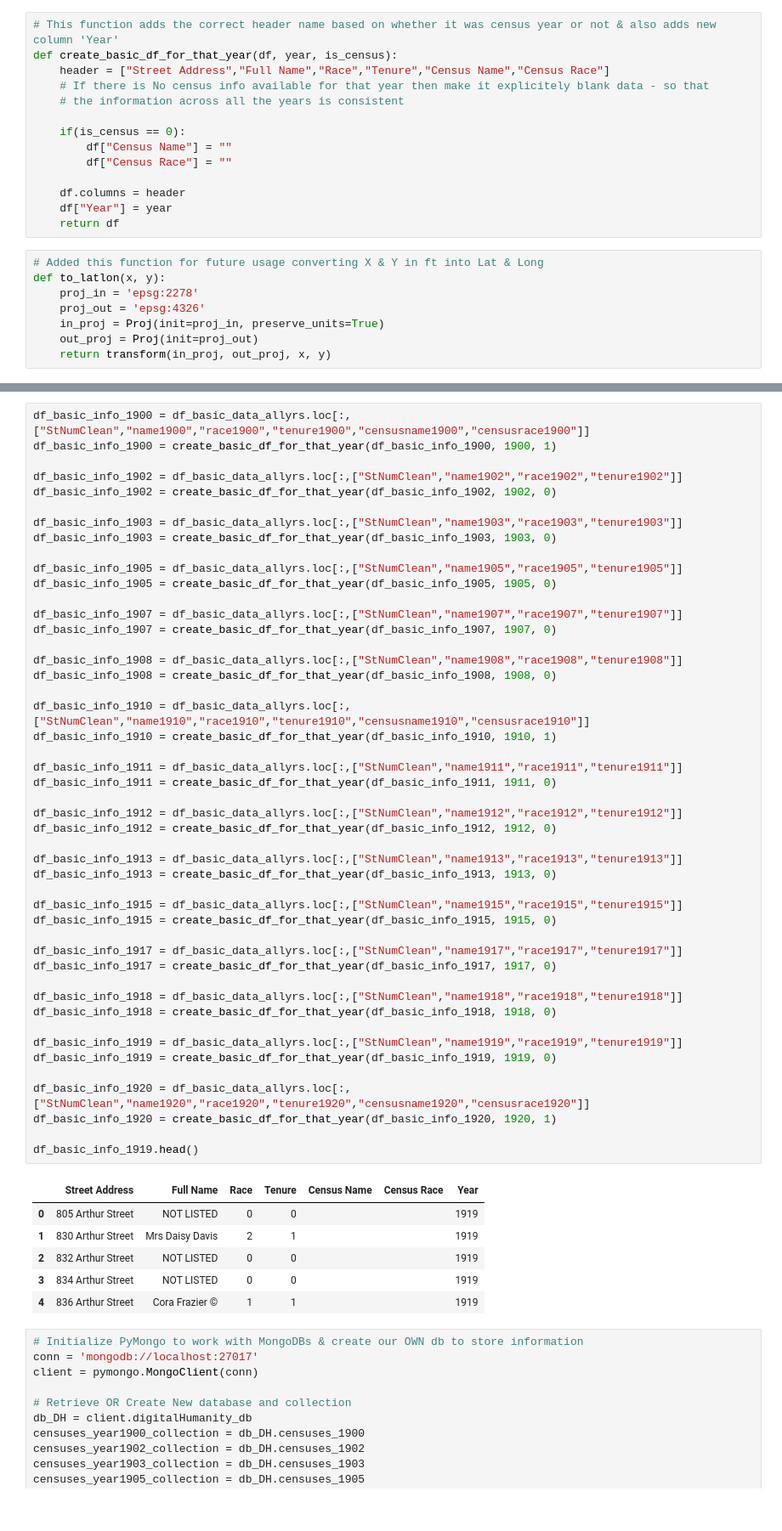
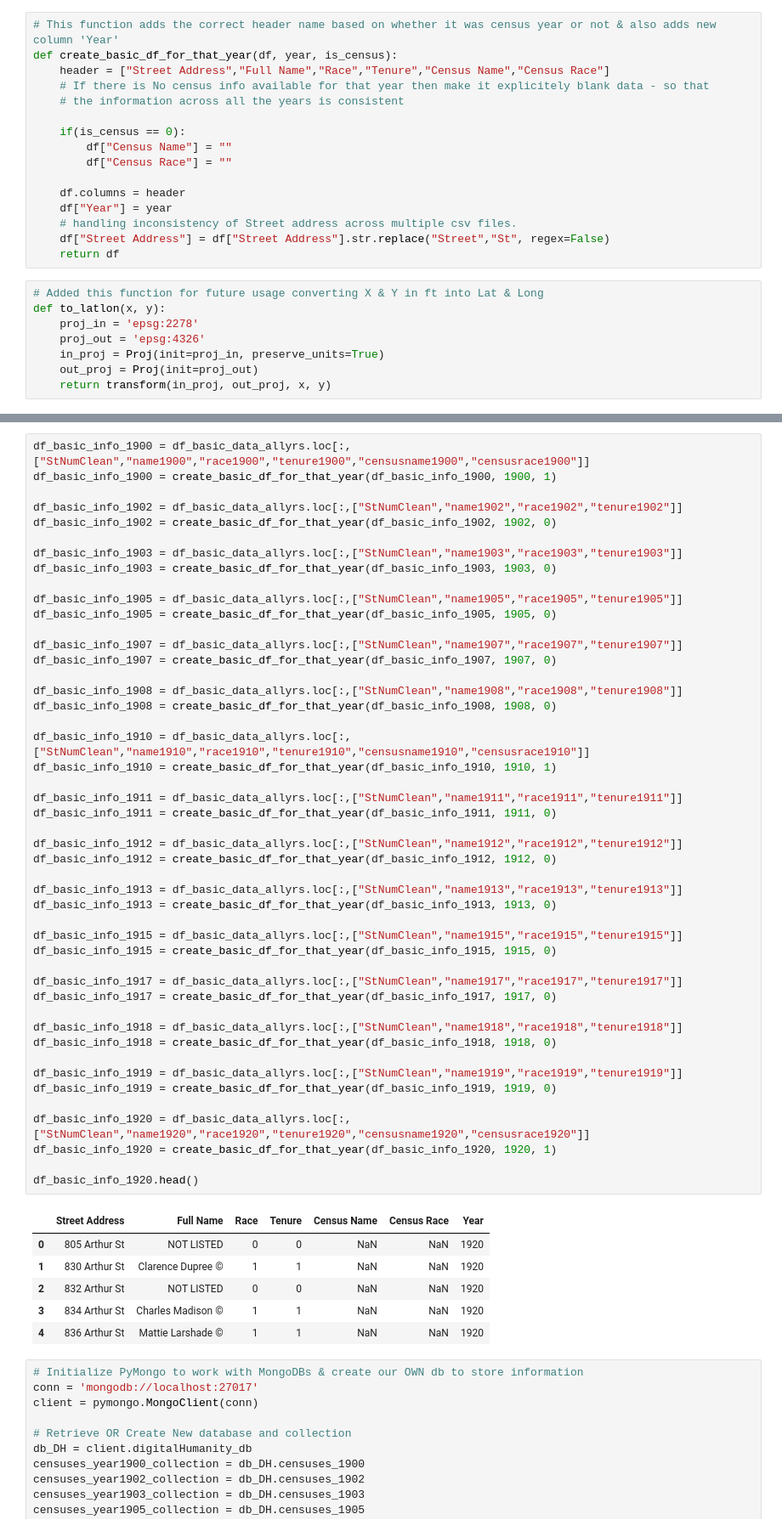
Before and after one commit to trivial-vector/Digital-Humanities, a Jupyter notebook: Karika/digitalhumanity.ipynb, the cells around one changed output, grey strips where cells are left out. Shown at 85% size. Saved outputs shown, nothing was run; the diff lists cells and outputs as text.

```diff
--- a/Karika/digitalhumanity.ipynb
+++ b/Karika/digitalhumanity.ipynb
@@ -24,6 +28,8 @@ def create_basic_df_for_that_year(df, year, is_census):
 
     df.columns = header
     df["Year"] = year
+    # handling inconsistency of Street address across multiple csv files.
+    df["Street Address"] = df["Street Address"].str.replace("Street","St", regex=False)
     return df
 # %%
 # Added this function for future usage converting X & Y in ft into Lat & Long
@@ -71,39 +60,39 @@ df_basic_info_1908 = create_basic_df_for_that_year(df_basic_info_1908, 1908, 0)
 
 df_basic_info_1910 = df_basic_data_allyrs.loc[:,["StNumClean","name1910","race1910","tenure1910","censusname1910","censusrace1910"]]
 df_basic_info_1910 = create_basic_df_for_that_year(df_basic_info_1910, 1910, 1)
 
 df_basic_info_1911 = df_basic_data_allyrs.loc[:,["StNumClean","name1911","race1911","tenure1911"]]
 df_basic_info_1911 = create_basic_df_for_that_year(df_basic_info_1911, 1911, 0)
 
 df_basic_info_1912 = df_basic_data_allyrs.loc[:,["StNumClean","name1912","race1912","tenure1912"]]
 df_basic_info_1912 = create_basic_df_for_that_year(df_basic_info_1912, 1912, 0)
 
 df_basic_info_1913 = df_basic_data_allyrs.loc[:,["StNumClean","name1913","race1913","tenure1913"]]
 df_basic_info_1913 = create_basic_df_for_that_year(df_basic_info_1913, 1913, 0)
 
 df_basic_info_1915 = df_basic_data_allyrs.loc[:,["StNumClean","name1915","race1915","tenure1915"]]
 df_basic_info_1915 = create_basic_df_for_that_year(df_basic_info_1915, 1915, 0)
 
 df_basic_info_1917 = df_basic_data_allyrs.loc[:,["StNumClean","name1917","race1917","tenure1917"]]
 df_basic_info_1917 = create_basic_df_for_that_year(df_basic_info_1917, 1917, 0)
 
 df_basic_info_1918 = df_basic_data_allyrs.loc[:,["StNumClean","name1918","race1918","tenure1918"]]
 df_basic_info_1918 = create_basic_df_for_that_year(df_basic_info_1918, 1918, 0)
 
 df_basic_info_1919 = df_basic_data_allyrs.loc[:,["StNumClean","name1919","race1919","tenure1919"]]
 df_basic_info_1919 = create_basic_df_for_that_year(df_basic_info_1919, 1919, 0)
 
 df_basic_info_1920 = df_basic_data_allyrs.loc[:,["StNumClean","name1920","race1920","tenure1920","censusname1920","censusrace1920"]]
 df_basic_info_1920 = create_basic_df_for_that_year(df_basic_info_1920, 1920, 1)
 
-df_basic_info_1919.head()
+df_basic_info_1920.head()
 # %% [output]
 |  | Street Address | Full Name | Race | Tenure | Census Name | Census Race | Year |
-| 0 | 805 Arthur Street | NOT LISTED | 0 | 0 |  |  | 1919 |
-| 1 | 830 Arthur Street | Mrs Daisy Davis | 2 | 1 |  |  | 1919 |
-| 2 | 832 Arthur Street | NOT LISTED | 0 | 0 |  |  | 1919 |
-| 3 | 834 Arthur Street | NOT LISTED | 0 | 0 |  |  | 1919 |
-| 4 | 836 Arthur Street | Cora Frazier © | 1 | 1 |  |  | 1919 |
+| 0 | 805 Arthur St | NOT LISTED | 0 | 0 | NaN | NaN | 1920 |
+| 1 | 830 Arthur St | Clarence Dupree © | 1 | 1 | NaN | NaN | 1920 |
+| 2 | 832 Arthur St | NOT LISTED | 0 | 0 | NaN | NaN | 1920 |
+| 3 | 834 Arthur St | Charles Madison © | 1 | 1 | NaN | NaN | 1920 |
+| 4 | 836 Arthur St | Mattie Larshade © | 1 | 1 | NaN | NaN | 1920 |
 # %%
 # Initialize PyMongo to work with MongoDBs & create our OWN db to store information
 conn = 'mongodb://localhost:27017'
```
Also changed, not shown: parts of 11 cells of this notebook, 5 other files.
